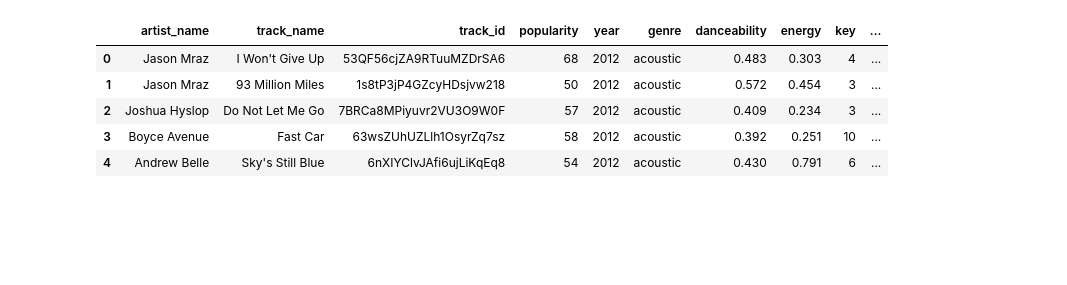
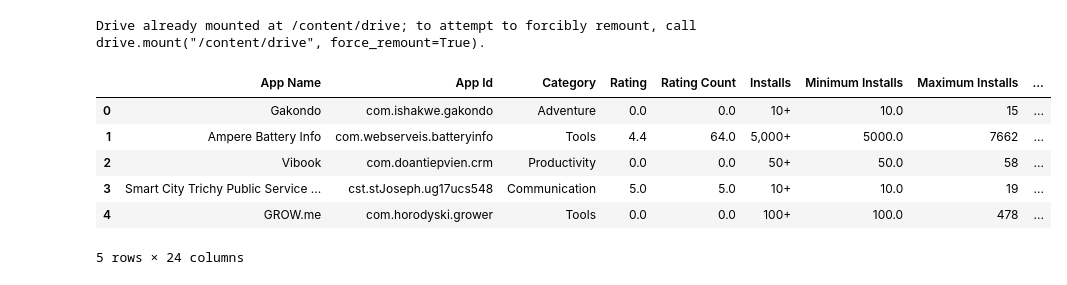
Before and after one commit to ArthurSidle/DataVisCW, a Jupyter notebook: test.ipynb, the cells around one changed output. Cells and saved outputs as stored; diff of their text form; code cells hidden in the pictures; blank space fills up the shorter version.

Commit message:
looked into using google play and funnel charts

```diff
--- a/test.ipynb
+++ b/test.ipynb
@@ -6,17 +6,49 @@ import seaborn as sns
 import plotly.express as px
 import re
 from zipfile import ZipFile
-# %%
-with ZipFile('data/spotify.zip') as archive:
-    file = archive.open('spotify_data.csv')
-    spotify_df = pd.read_csv(file, index_col=0)
-    file.close()
+# %%
+from google.colab import drive
+drive.mount('/content/drive')
+# %% [output]
+Drive already mounted at /content/drive; to attempt to forcibly remount, call drive.mount("/content/drive", force_remount=True).
+# %%
+def get_df_from_zip(file, csv, index_col=False):
+    with ZipFile(f'drive/MyDrive/data/{file}.zip') as archive:
+        file = archive.open(f'{csv}.csv')
+        df = pd.read_csv(file, index_col=index_col)
+        file.close()
+    return df
+
+prefix = 'drive/MyDrive/data/'
+
+zips = ['google_play', 'google_play_2018', 'steam']
+csvs = [
+    [
+        'Google-Playstore'
+    ],
+    [
+        'googleplaystore',
+        'googleplaystore_user_reviews'
+    ],
+    [
+        'steam',
+        'steam_description_data',
+        'steam_media_data',
+        'steam_requirements_data',
+        'steam_support_info',
+        'steamspy_tag_data'
+    ]
+]
+# %%
+gp21_df = get_df_from_zip(zips[0],csvs[0][0])
+gp18_df = get_df_from_zip(zips[1],csvs[1][0])
 # %%
-spotify_df.head()
+gp21_df.head()
 # %% [output]
-|  | artist_name | track_name | track_id | popularity | year | genre | danceability | energy | key | ... |
-| 0 | Jason Mraz | I Won't Give Up | 53QF56cjZA9RTuuMZDrSA6 | 68 | 2012 | acoustic | 0.483 | 0.303 | 4 | ... |
-| 1 | Jason Mraz | 93 Million Miles | 1s8tP3jP4GZcyHDsjvw218 | 50 | 2012 | acoustic | 0.572 | 0.454 | 3 | ... |
-| 2 | Joshua Hyslop | Do Not Let Me Go | 7BRCa8MPiyuvr2VU3O9W0F | 57 | 2012 | acoustic | 0.409 | 0.234 | 3 | ... |
-| 3 | Boyce Avenue | Fast Car | 63wsZUhUZLlh1OsyrZq7sz | 58 | 2012 | acoustic | 0.392 | 0.251 | 10 | ... |
-| 4 | Andrew Belle | Sky's Still Blue | 6nXIYClvJAfi6ujLiKqEq8 | 54 | 2012 | acoustic | 0.430 | 0.791 | 6 | ... |
+|  | App Name | App Id | Category | Rating | Rating Count | Installs | Minimum Installs | Maximum Installs | ... |
+| 0 | Gakondo | com.ishakwe.gakondo | Adventure | 0.0 | 0.0 | 10+ | 10.0 | 15 | ... |
+| 1 | Ampere Battery Info | com.webserveis.batteryinfo | Tools | 4.4 | 64.0 | 5,000+ | 5000.0 | 7662 | ... |
+| 2 | Vibook | com.doantiepvien.crm | Productivity | 0.0 | 0.0 | 50+ | 50.0 | 58 | ... |
+| 3 | Smart City Trichy Public Service ... | cst.stJoseph.ug17ucs548 | Communication | 5.0 | 5.0 | 10+ | 10.0 | 19 | ... |
+| 4 | GROW.me | com.horodyski.grower | Tools | 0.0 | 0.0 | 100+ | 100.0 | 478 | ... |
+5 rows × 24 columns
```
Also changed, not shown: parts of 18 cells of this notebook.
